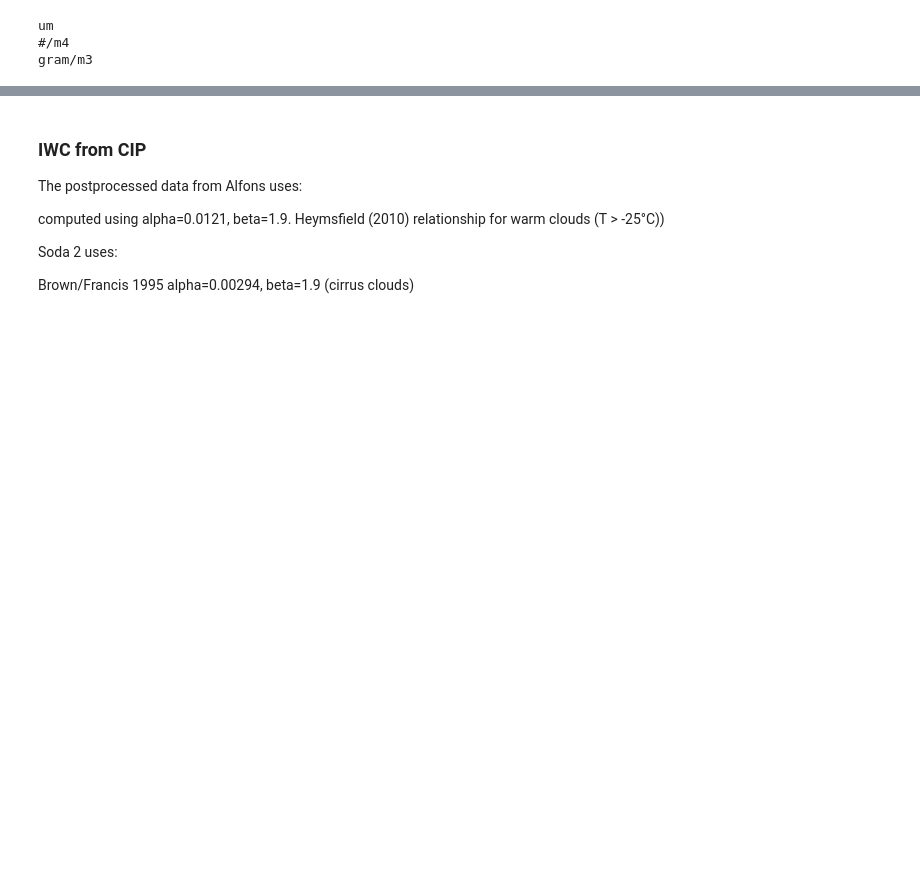
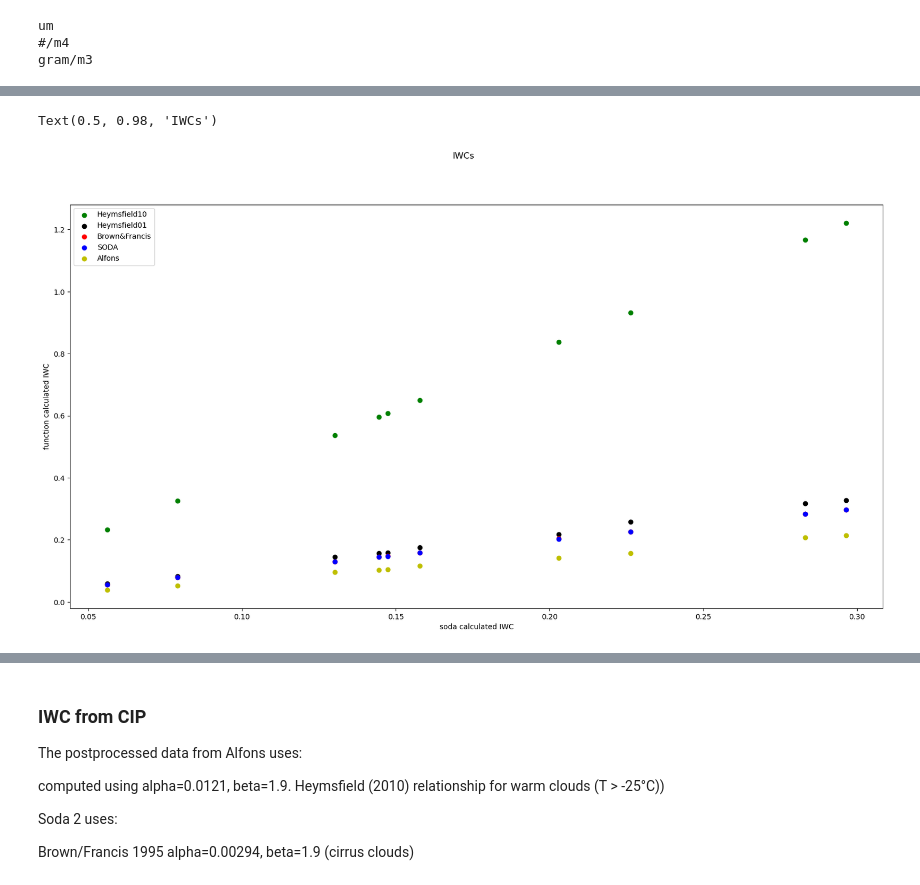
Before and after one commit to niellaNina/procIslasMicrophy, a Jupyter notebook: Compare_postprocessing.ipynb, the cells around one changed output, grey strips where cells are left out. Drawn from its saved outputs; the diff is of its cells as text; code cells hidden in the pictures; blank space fills up the shorter version.

```diff
--- a/Compare_postprocessing.ipynb
+++ b/Compare_postprocessing.ipynb
@@ -131,3 +274,25 @@ Data variables: (12/46)
+# %%
+# Plot IWC
+
+fig = plt.figure(figsize=(20,10))
+ax = fig.subplots()
+
+fig.subplots_adjust(hspace=0)
+
+ax.scatter(f_cip_xds['IWC'], f_cip_xds['IWC_H10'],c='g', label = 'Heymsfield10')
+ax.scatter(f_cip_xds['IWC'], f_cip_xds['IWC_H01'],c='k', label = 'Heymsfield01')
+ax.scatter(f_cip_xds['IWC'], f_cip_xds['IWC_BF95'],c='r', label = 'Brown&Francis')
+ax.scatter(f_cip_xds['IWC'], f_cip_xds['IWC'],c='b', label = 'SODA')
+ax.scatter(f_cip_xds['IWC'], f_cip_df['IWC'],c='y', label = 'Alfons')
+
+ax.legend(loc='upper left')
+ax.set_xlabel('soda calculated IWC')
+ax.set_ylabel('function calculated IWC')
+
+fig.suptitle('IWCs')
+# %% [output]
+Text(0.5, 0.98, 'IWCs')
+[figure, added]
 # %%
 # Plot map to double check the flight is correct
 
```
Also changed, not shown: parts of 35 cells of this notebook, 9 other files.
